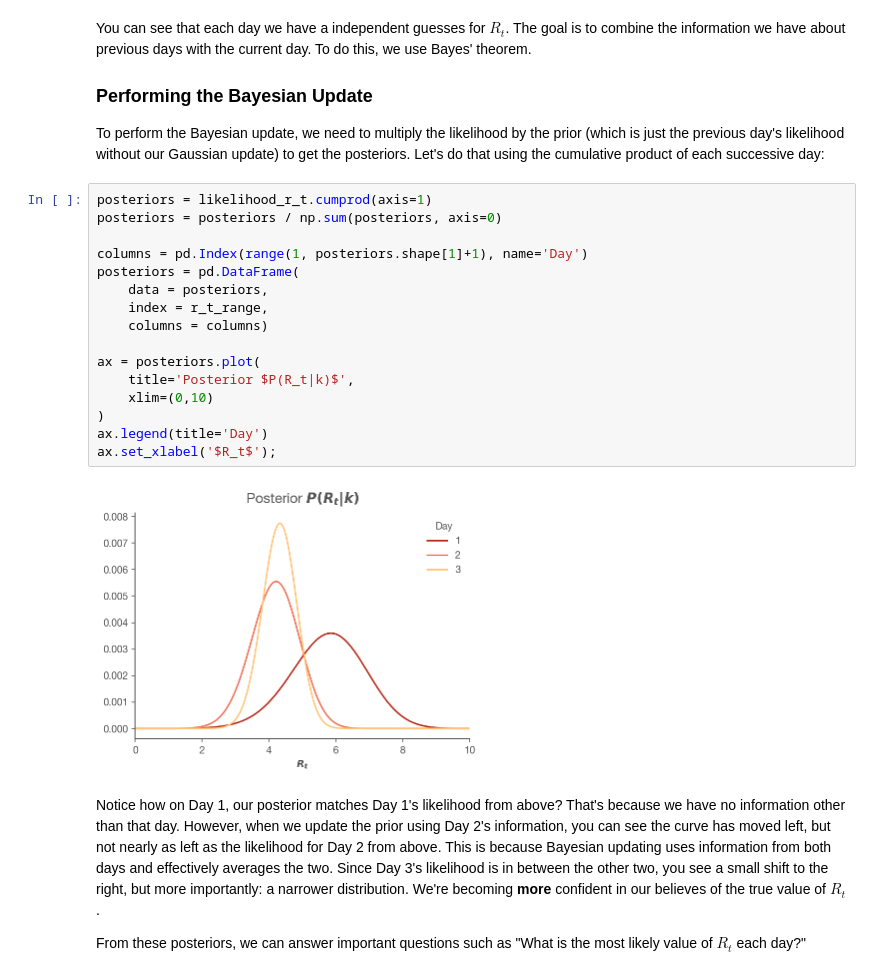
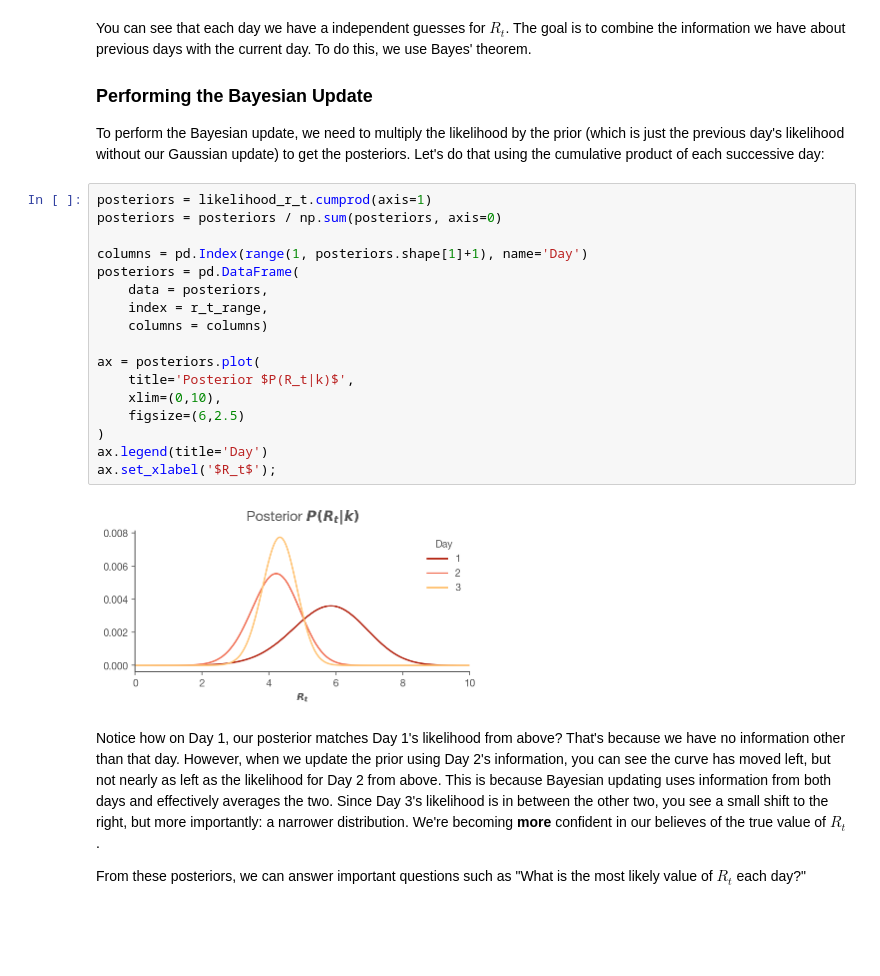
Before and after one commit to rsribeiro/covid-19, a Jupyter notebook: Realtime R0.ipynb, the cells around one changed output. Saved outputs shown, nothing was run; the diff lists cells and outputs as text; blank space fills up the shorter version.

```diff
--- a/Realtime R0.ipynb
+++ b/Realtime R0.ipynb
@@ -181,21 +181,22 @@ To perform the Bayesian update, we need to multiply the likelihood by the prior
 # %%
 posteriors = likelihood_r_t.cumprod(axis=1)
 posteriors = posteriors / np.sum(posteriors, axis=0)
 
 columns = pd.Index(range(1, posteriors.shape[1]+1), name='Day')
 posteriors = pd.DataFrame(
     data = posteriors,
     index = r_t_range,
     columns = columns)
 
 ax = posteriors.plot(
     title='Posterior $P(R_t|k)$',
-    xlim=(0,10)
+    xlim=(0,10),
+    figsize=(6,2.5)
 )
 ax.legend(title='Day')
 ax.set_xlabel('$R_t$');
 # %% [output]
-[figure, old version]
+[figure, new version]
 # %% [markdown]
 Notice how on Day 1, our posterior matches Day 1's likelihood from above? That's because we have no information other than that day. However, when we update the prior using Day 2's information, you can see the curve has moved left, but not nearly as left as the likelihood for Day 2 from above. This is because Bayesian updating uses information from both days and effectively averages the two. Since Day 3's likelihood is in between the other two, you see a small shift to the right, but more importantly: a narrower distribution. We're becoming __more__ confident in our believes of the true value of $R_t$.
 
```
Also changed, not shown: parts of 20 cells of this notebook.
